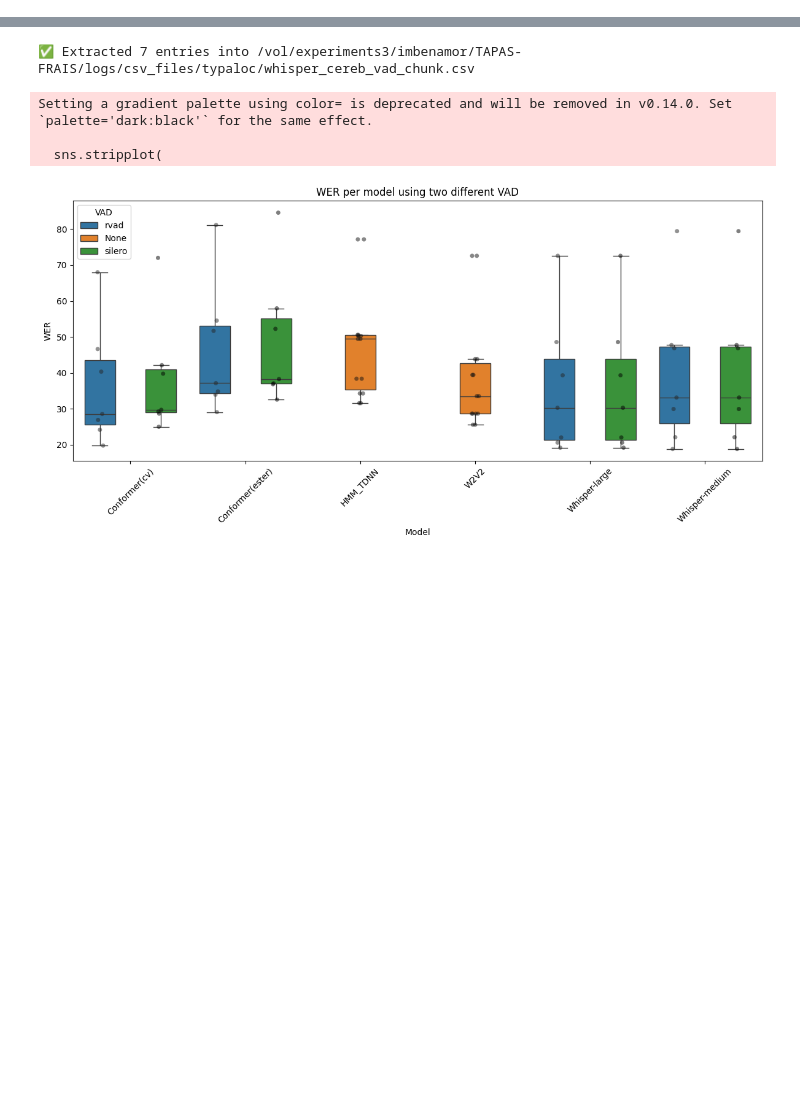
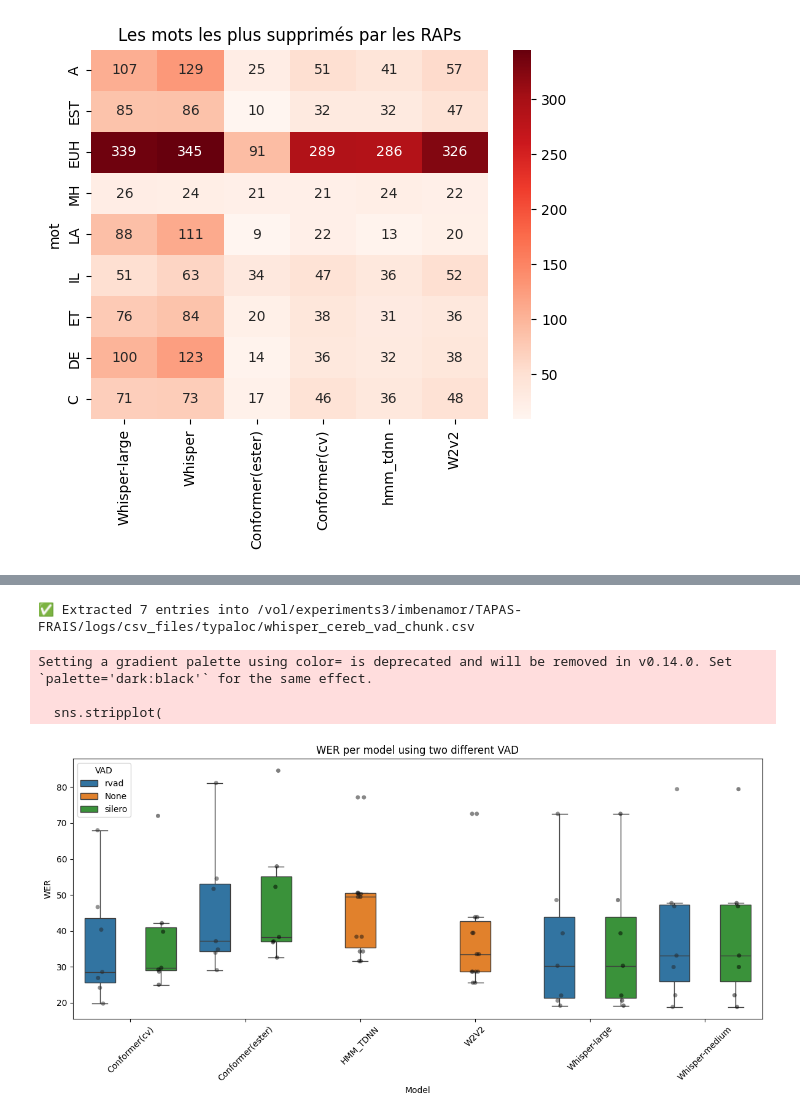
Before and after one commit to Imenbaa/TAPAS-FRAIS, a Jupyter notebook: src/utils/wer_analysis.ipynb, the cells around one changed output, grey strips where cells are left out. Cells and saved outputs as stored; diff of their text form; code cells hidden in the pictures; blank space fills up the shorter version.

```diff
--- a/src/utils/wer_analysis.ipynb
+++ b/src/utils/wer_analysis.ipynb
@@ -65,0 +294,9 @@ dtype: object
+# %%
+import seaborn as sns
+del_by_asr = {
+    asr: data["deleted"]
+    for asr, data in results.items()
+}
+heatmap_deleted_words(del_by_asr, top_n=5)
+# %% [output]
+[figure, added]
```
Also changed, not shown: parts of 27 cells of this notebook, 24 other files.
